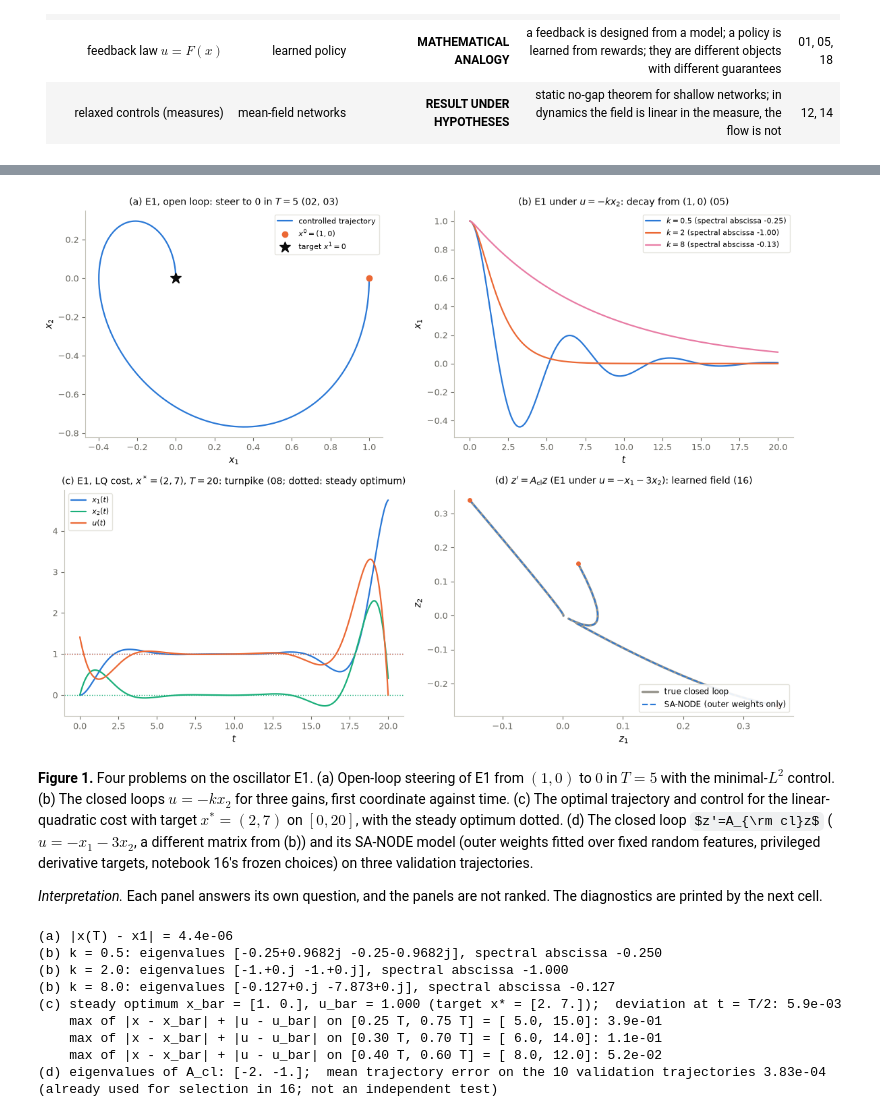
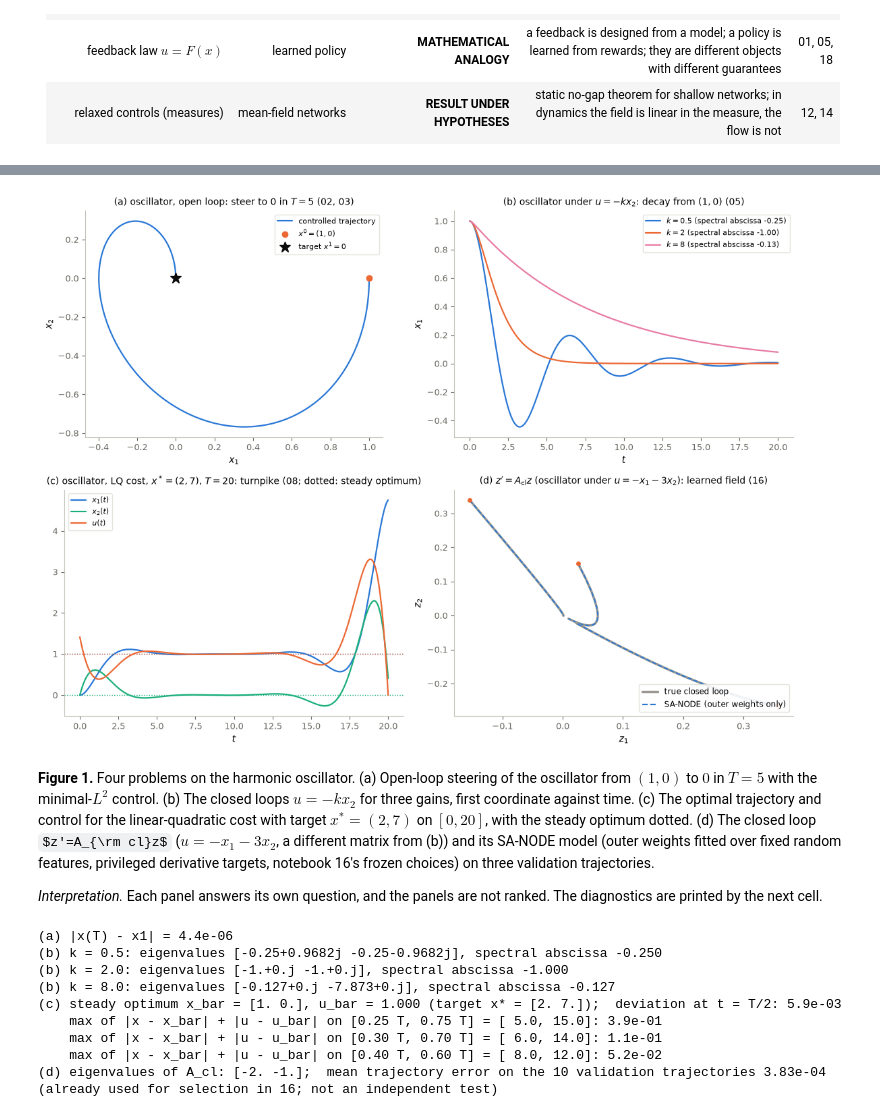
Before and after one commit to cml-fau/mfcml, a Jupyter notebook: notebooks/19_synthesis_control_and_learning.ipynb, the cells around one changed output, grey strips where cells are left out. Drawn from its saved outputs; the diff is of its cells as text; code cells hidden in the pictures; some formulas as TeX source.

```diff
--- a/notebooks/19_synthesis_control_and_learning.ipynb
+++ b/notebooks/19_synthesis_control_and_learning.ipynb
@@ -210,7 +210,7 @@ def sa_node_rollout(z0, W, A1, a2, b, ts, substeps=2):
 # %%
 fig, axes = P.panels(2, 2, figsize=(11.6, 8.4))
 
-# (a) Steering E1 from (1, 0) to 0 in T = 5 with the minimal-energy control of notebooks 02-03.
+# (a) Steering the oscillator from (1, 0) to 0 in T = 5 with the minimal-energy control.
 T_a, x0_a, x1_a = 5.0, np.array([1.0, 0.0]), np.zeros(2)
 t_a = np.linspace(0, T_a, 501)
 u_a = gramian_control(A, B, T_a, x0_a, x1_a)
@@ -219,9 +219,9 @@ ax = axes[0, 0]
 ax.plot(x_a[:, 0], x_a[:, 1], color=P.BLUE, label="controlled trajectory")
 ax.plot(*x0_a, "o", color=P.ORANGE, label="$x^0=(1,0)$")
 ax.plot(*x1_a, "*", ms=12, color=P.INK, label="target $x^1=0$")
-P.label(ax, "$x_1$", "$x_2$", equal=True, title="(a) E1, open loop: steer to 0 in $T=5$ (02, 03)")
+P.label(ax, "$x_1$", "$x_2$", equal=True, title="(a) oscillator, open loop: steer to 0 in $T=5$ (02, 03)")
 
-# (b) Feedback u = -k x2 (notebook 05): three gains, same initial state.
+# (b) Feedback u = -k x2: three gains, same initial state.
 t_b = np.linspace(0, 20, 2001)
 ax = axes[0, 1]
 for k, col in zip((0.5, 2.0, 8.0), (P.BLUE, P.ORANGE, P.MAGENTA)):
@@ -229,47 +229,47 @@ for k, col in zip((0.5, 2.0, 8.0), (P.BLUE, P.ORANGE, P.MAGENTA)):
     x_b = simulate(A_k, B, lambda s: np.zeros(1), [1.0, 0.0], t_b)
     ax.plot(t_b, x_b[:, 0], color=col,
             label=f"$k={k:g}$ (spectral abscissa {np.linalg.eigvals(A_k).real.max():.2f})")
-P.label(ax, "$t$", "$x_1$", title="(b) E1 under $u=-kx_2$: decay from $(1,0)$ (05)")
+P.label(ax, "$t$", "$x_1$", title="(b) oscillator under $u=-kx_2$: decay from $(1,0)$ (05)")
 
-# (c) Turnpike (notebook 08): LQ cost with target x* = (2, 7), x0 = 0, T = 20.
+# (c) Turnpike: LQ cost with target x* = (2, 7), x0 = 0, T = 20.
 x_star, T_c = np.array([2.0, 7.0]), 20.0
 x_bar, u_bar = np.array([x_star[0] / 2, 0.0]), x_star[0] / 2    # best equilibrium: x=(x1,0), u=x1
 t_c = np.linspace(0, T_c, 4001)
 x_c, u_c = lq_optimality_system(A, B, x_star, T_c, 4000)
 ax = axes[1, 0]
 for i, col in ((0, P.BLUE), (1, P.AQUA)):
     ax.plot(t_c, x_c[:, i], color=col, label=f"$x_{i + 1}(t)$")
     ax.axhline(x_bar[i], color=col, ls=":", lw=1)
 ax.plot(t_c, u_c[:, 0], color=P.ORANGE, label="$u(t)$")
 ax.axhline(u_bar, color=P.ORANGE, ls=":", lw=1)
-P.label(ax, "$t$", title=r"(c) E1, LQ cost, $x^*=(2,7)$, $T=20$: turnpike (08; dotted: steady optimum)")
+P.label(ax, "$t$", title=r"(c) oscillator, LQ cost, $x^*=(2,7)$, $T=20$: turnpike (08; dotted: steady optimum)")
 
 # (d) The closed loop of notebook 16, fitted by an SA-NODE with 16's frozen choices (P = 160, lambda = 1e-8).
 A_cl = A + B @ np.array([[-1.0, -3.0]])
 t_d = np.linspace(0.0, 3.0, 31)
 exact = lambda z0: np.array([expm(A_cl * t) @ z0 for t in t_d])
 Z_train = np.array([exact(z0) for z0 in ic_train])
 Pw, lam = 160, 1e-8
 inner = (A1_all[:Pw], a2_all[:Pw], b_all[:Pw])                  # fixed random features: not trained
 Phi_d = sa_features(Z_train.reshape(-1, 2), np.tile(t_d, len(ic_train)), *inner)
 F_d = Z_train.reshape(-1, 2) @ A_cl.T                           # privileged targets f(z) = A_cl z
 W = np.linalg.solve(Phi_d.T @ Phi_d / len(F_d) + lam * np.eye(Pw), Phi_d.T @ F_d / len(F_d)).T
 val_errors = np.array([np.linalg.norm(exact(z0) - sa_node_rollout(z0, W, *inner, t_d), axis=1).max()
                        for z0 in ic_val])
 ax = axes[1, 1]
 for z0 in ic_val[:3]:
     ax.plot(*exact(z0).T, color=P.GREY, lw=2.5)
     ax.plot(*sa_node_rollout(z0, W, *inner, t_d).T, "--", color=P.BLUE, lw=1.3)
     ax.plot(*z0, "o", color=P.ORANGE, ms=4)
 ax.plot([], [], color=P.GREY, lw=2.5, label="true closed loop")
 ax.plot([], [], "--", color=P.BLUE, label="SA-NODE (outer weights only)")
 P.label(ax, "$z_1$", "$z_2$", legend={"fontsize": 8.5, "loc": "lower right"},
-        title="(d) $z'=A_{\\rm cl}z$ (E1 under $u=-x_1-3x_2$): learned field (16)")
+        title="(d) $z'=A_{\\rm cl}z$ (oscillator under $u=-x_1-3x_2$): learned field (16)")
 plt.show()
 # %% [output]
-[figure, old version]
+[figure, new version]
 # %% [markdown]
-**Figure 1.** Four problems on the oscillator E1. (a) Open-loop steering of E1 from $(1,0)$ to $0$ in $T=5$ with the minimal-$L^2$ control. (b) The closed loops $u=-kx_2$ for three gains, first coordinate against time. (c) The optimal trajectory and control for the linear-quadratic cost with target $x^*=(2,7)$ on $[0,20]$, with the steady optimum dotted. (d) The closed loop $z'=A_{\rm cl}z$ ($u=-x_1-3x_2$, a different matrix from (b)) and its SA-NODE model (outer weights fitted over fixed random features, privileged derivative targets, notebook 16's frozen choices) on three validation trajectories.
+**Figure 1.** Four problems on the harmonic oscillator. (a) Open-loop steering of the oscillator from $(1,0)$ to $0$ in $T=5$ with the minimal-$L^2$ control. (b) The closed loops $u=-kx_2$ for three gains, first coordinate against time. (c) The optimal trajectory and control for the linear-quadratic cost with target $x^*=(2,7)$ on $[0,20]$, with the steady optimum dotted. (d) The closed loop $z'=A_{\rm cl}z$ ($u=-x_1-3x_2$, a different matrix from (b)) and its SA-NODE model (outer weights fitted over fixed random features, privileged derivative targets, notebook 16's frozen choices) on three validation trajectories.
 
 *Interpretation.* Each panel answers its own question, and the panels are not ranked. The diagnostics are printed by the next cell.
 # %%
```
Also changed, not shown: parts of 8 cells of this notebook, 20 other files.
